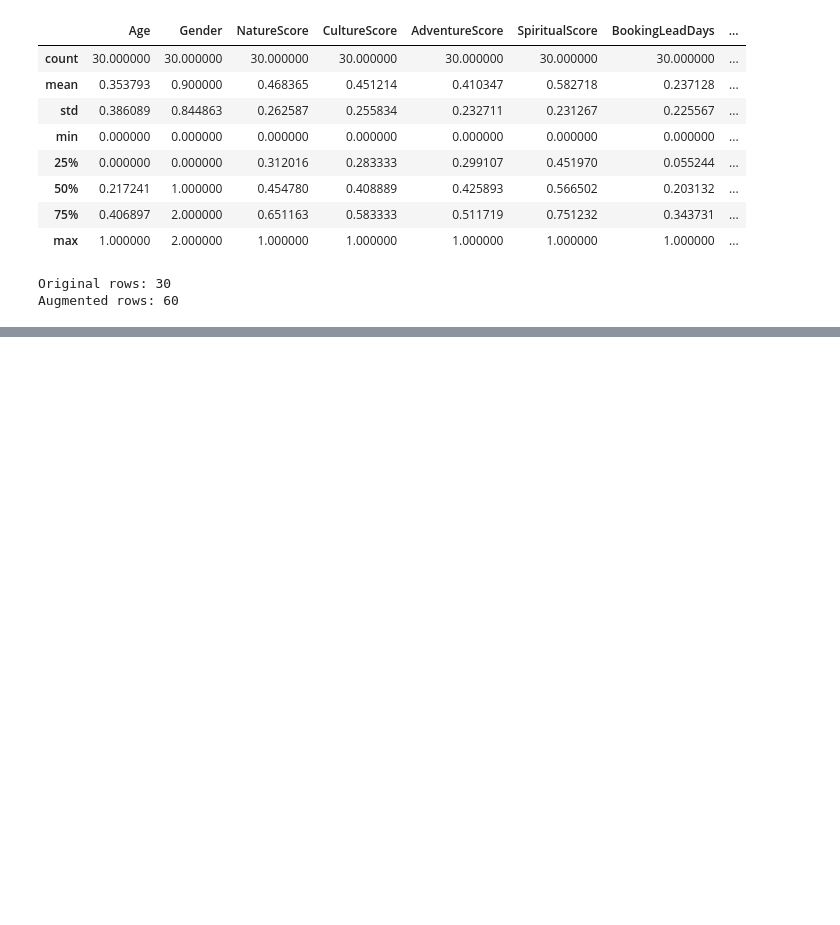
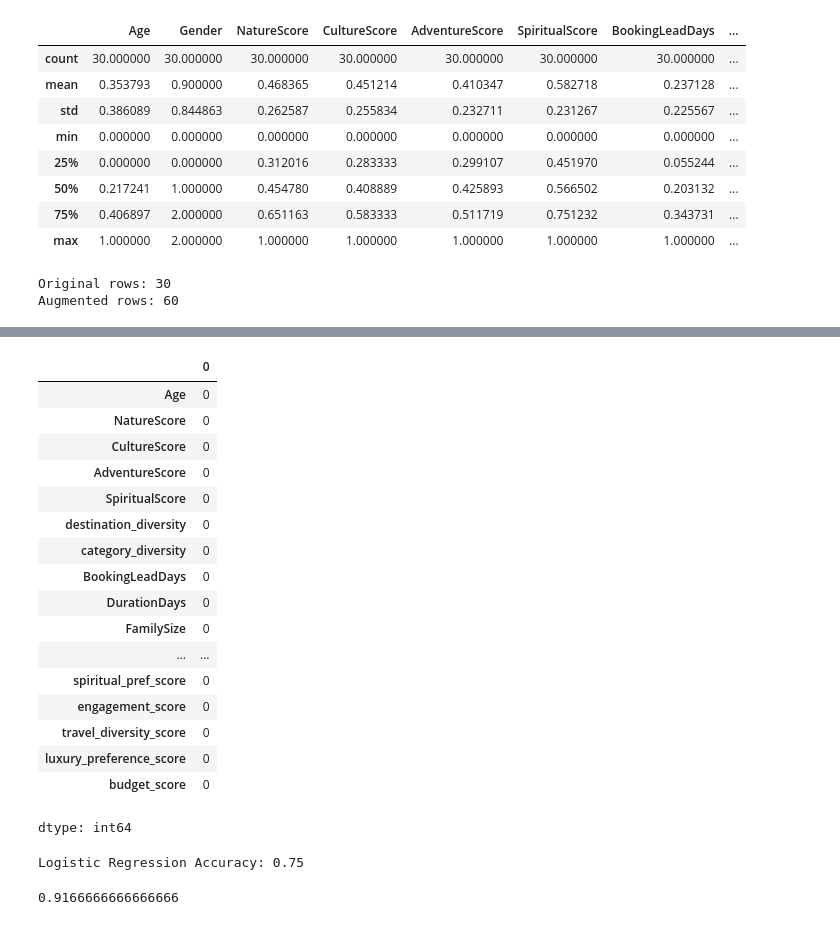
Before and after one commit to VidhiSidana/daa-assignment, a Jupyter notebook: TripSenseData.ipynb, the cells around one changed output, grey strips where cells are left out. Saved outputs shown, nothing was run; the diff lists cells and outputs as text; code cells hidden in the pictures; blank space fills up the shorter version.

```diff
--- a/TripSenseData.ipynb
+++ b/TripSenseData.ipynb
@@ -465,0 +499,21 @@ df['DBSCAN_Cluster'] = dbscan.fit_predict(X_scaled)
+# %%
+X_pred.isna().sum()
+# %% [output]
+|  | 0 |
+| Age | 0 |
+| NatureScore | 0 |
+| CultureScore | 0 |
+| AdventureScore | 0 |
+| SpiritualScore | 0 |
+| destination_diversity | 0 |
+| category_diversity | 0 |
+| BookingLeadDays | 0 |
+| DurationDays | 0 |
+| FamilySize | 0 |
+| ... | ... |
+| spiritual_pref_score | 0 |
+| engagement_score | 0 |
+| travel_diversity_score | 0 |
+| luxury_preference_score | 0 |
+| budget_score | 0 |
+dtype: int64
@@ -465,0 +533,21 @@ df['DBSCAN_Cluster'] = dbscan.fit_predict(X_scaled)
+# %%
+from sklearn.linear_model import LogisticRegression
+from sklearn.metrics import accuracy_score
+
+lr = LogisticRegression(max_iter=1000)
+lr.fit(X_train, y_train)
+
+y_pred_lr = lr.predict(X_test)
+print("Logistic Regression Accuracy:", accuracy_score(y_test, y_pred_lr))
+# %% [output]
+Logistic Regression Accuracy: 0.75
+# %%
+from sklearn.ensemble import RandomForestClassifier
+
+rf = RandomForestClassifier(n_estimators=200, random_state=42)
+rf.fit(X_train, y_train)
+
+y_pred_rf = rf.predict(X_test)
+accuracy_score(y_test, y_pred_rf)
+# %% [output]
+0.9166666666666666
```
Also changed, not shown: parts of 46 cells of this notebook.
